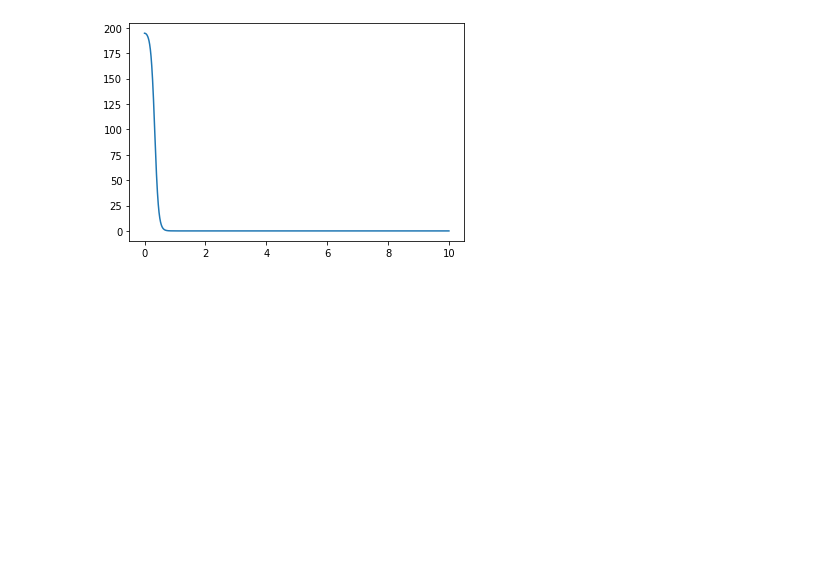
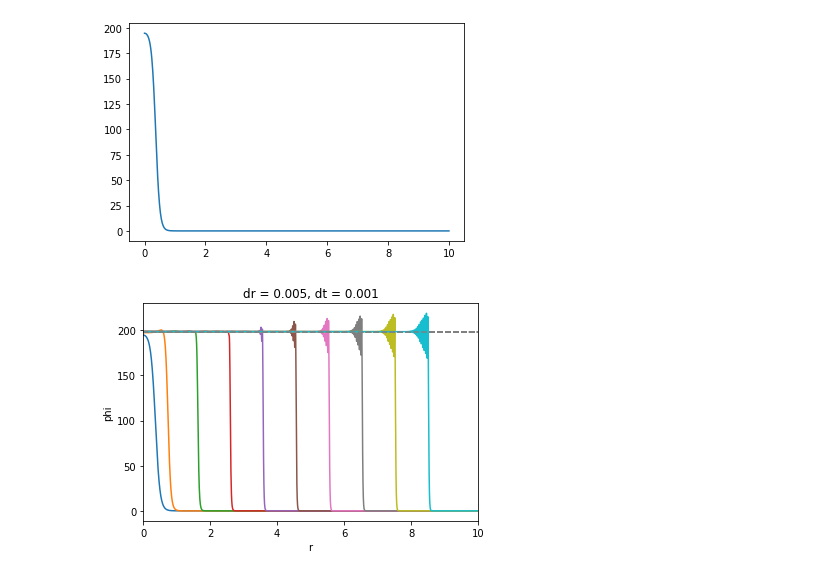
Before and after one commit to mamerchandmedi/lattice, a Jupyter notebook: scalar_field_evolution.ipynb, the cells around one changed output. Drawn from its saved outputs; the diff is of its cells as text; code cells hidden in the pictures; blank space fills up the shorter version.

```diff
--- a/scalar_field_evolution.ipynb
+++ b/scalar_field_evolution.ipynb
@@ -57,13 +57,13 @@ def gam(v): return 1/(1-v**2)**0.5
 # %%
 #initialization of the evolution#
 fphi = interpolate.interp1d(profile.R, profile.Phi, fill_value=(0), bounds_error=False)
-dr=0.001
-dt = 0.0005
+dr = 0.01
+dt = 0.005
 r  = np.array(range(0, int(np.floor(10/dr))))*dr
-phi0 = fphi(r/1.01)
+phi0 = fphi(r/1.1)
 phi2 = np.zeros(r.size)
 T = Tn*np.ones(r.size)
-v = np.zeros(r.size)
+v = 0.01*np.ones(r.size)
 E = gam(v)*eps(phi0,T)
 Z = w(phi0,T)*gam(v)**2*v
 tau = w(phi0,T)*gam(v)**2-p(phi0,T)
@@ -74,27 +74,29 @@ plt.show()
 # %%
 ###Lattice approach, Galerkin method:
 
 phi = phi0
 phi2 = np.zeros(r.size)
-N = len(tau)
-for i in range(20000):#--------------------------------------------------iterate over time
-    #------1 step evolution
+N = len(tau)+1
+for i in range(10000):#--------------------------------------------------iterate over time
+    #------1st step evolution
     phi[1:-1] = 0.5*dt*phi2[1:-1] + phi[1:-1]
     phi[0] = phi[1]
     #------2nd step evolution
     phi2[1] = phi2[1] + dt*((r[1]**2+r[2]**2)/((r[0]**2+2*r[1]**2)*dr**2)*(phi[2]-phi[1])-dVT(phi[1],T[1]))
     for j in range(2, N-1):
         phi2[j] = phi2[j] + dt*((r[j+1]**2+r[j]**2)/(2*r[j]**2*dr**2)*(phi[j+1]-phi[j])-(r[j]**2+r[j-1]**2)/(2*r[j]**2*dr**2)*(phi[j]-phi[j-1])-dVT(phi[j],T[j]))
     #-------3rd step evolution
     phi[1:-1] = 0.5*dt*phi2[1:-1] + phi[1:-1]
     phi[0] = phi[1]
     #------plotting
-    if(i%2000==0):
+    if(i%1000==0):
         plt.plot(r,phi,label= str(i/Tc)+"*Tc")
         plt.xlim(0,10)
         plt.xlabel("r")
-        plt.title("dr = 0.001, dt = 0.0005")
+        plt.title("dr = 0.005, dt = 0.001")
         plt.ylabel("phi")
         plt.axhline(y = vt, color = 'gray', linestyle = 'dashed')
         #plt.legend()
         #plt.plot(r,tau)
+# %% [output]
+[figure, added]
```
Also changed, not shown: parts of 4 cells of this notebook.
